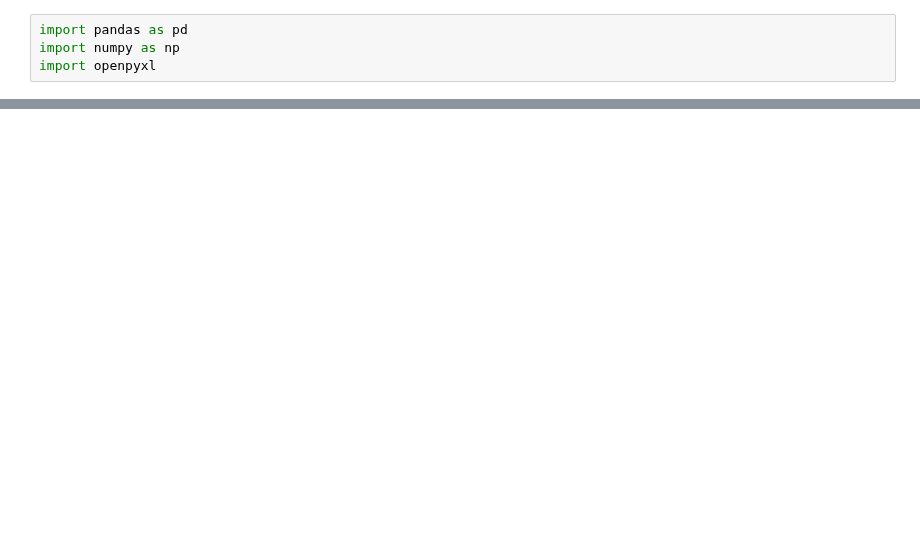
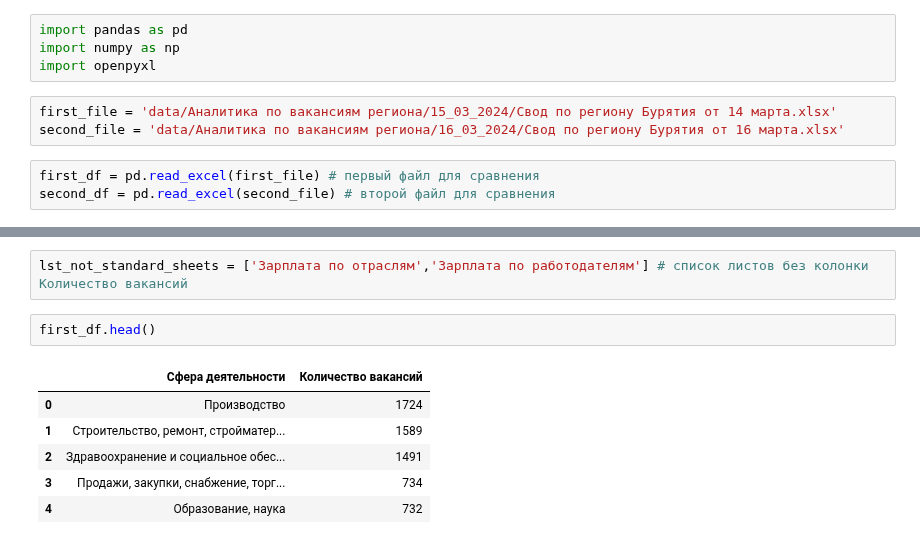
Before and after one commit to t0r1n88/Dodger_2023, a Jupyter notebook: contrast_data_trudvsem.ipynb, the cells around one changed output, grey strips where cells are left out. Drawn from its saved outputs; the diff is of its cells as text; blank space fills up the shorter version.

```diff
--- a/contrast_data_trudvsem.ipynb
+++ b/contrast_data_trudvsem.ipynb
@@ -6,3 +8,9 @@
 import pandas as pd
 import numpy as np
 import openpyxl
+# %%
+first_file = 'data/Аналитика по вакансиям региона/15_03_2024/Свод по региону Бурятия от 14 марта.xlsx'
+second_file = 'data/Аналитика по вакансиям региона/16_03_2024/Свод по региону Бурятия от 16 марта.xlsx'
+# %%
+first_df = pd.read_excel(first_file) # первый файл для сравнения
+second_df = pd.read_excel(second_file) # второй файл для сравнения
@@ -8,0 +23,11 @@ import openpyxl
+# %%
+lst_not_standard_sheets = ['Зарплата по отраслям','Зарплата по работодателям'] # список листов без колонки Количество вакансий
+# %%
+first_df.head()
+# %% [output]
+|  | Сфера деятельности | Количество вакансий |
+| 0 | Производство | 1724 |
+| 1 | Строительство, ремонт, стройматер... | 1589 |
+| 2 | Здравоохранение и социальное обес... | 1491 |
+| 3 | Продажи, закупки, снабжение, торг... | 734 |
+| 4 | Образование, наука | 732 |
```
Also changed, not shown: parts of 18 cells of this notebook.
